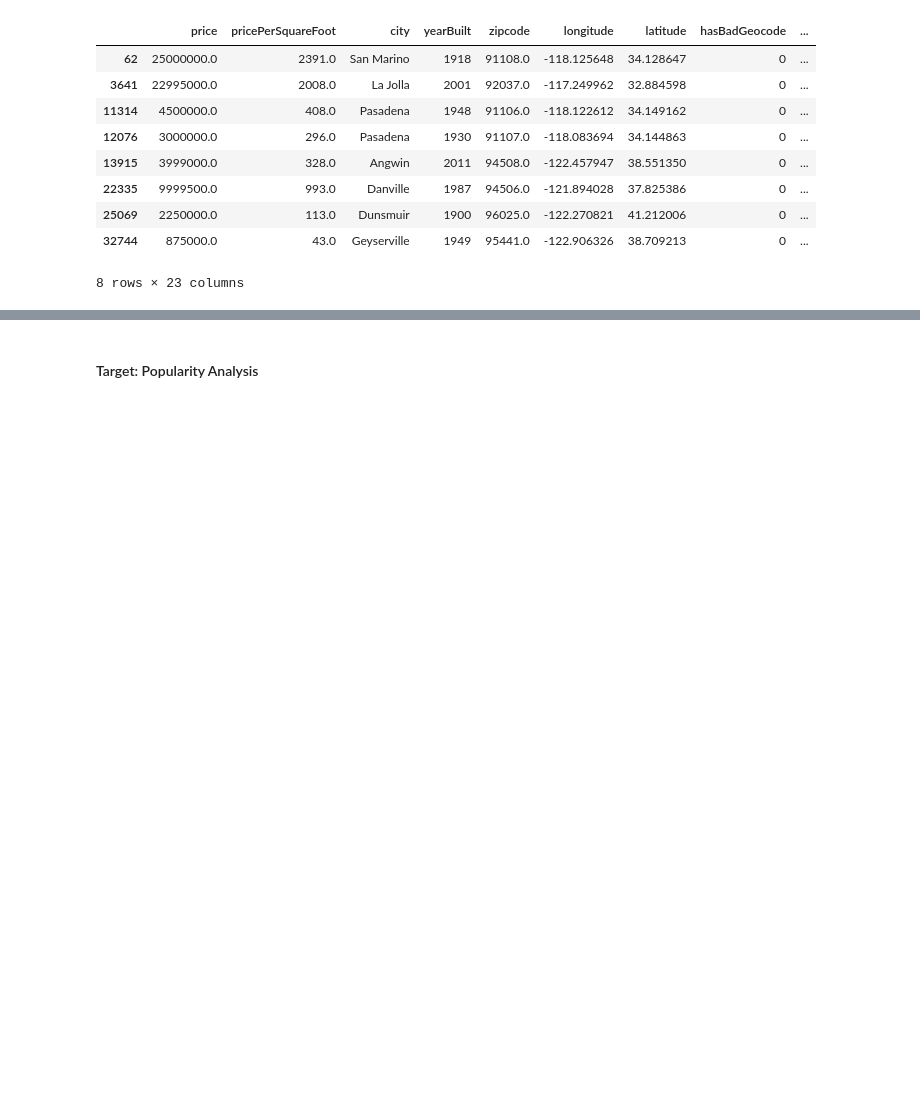
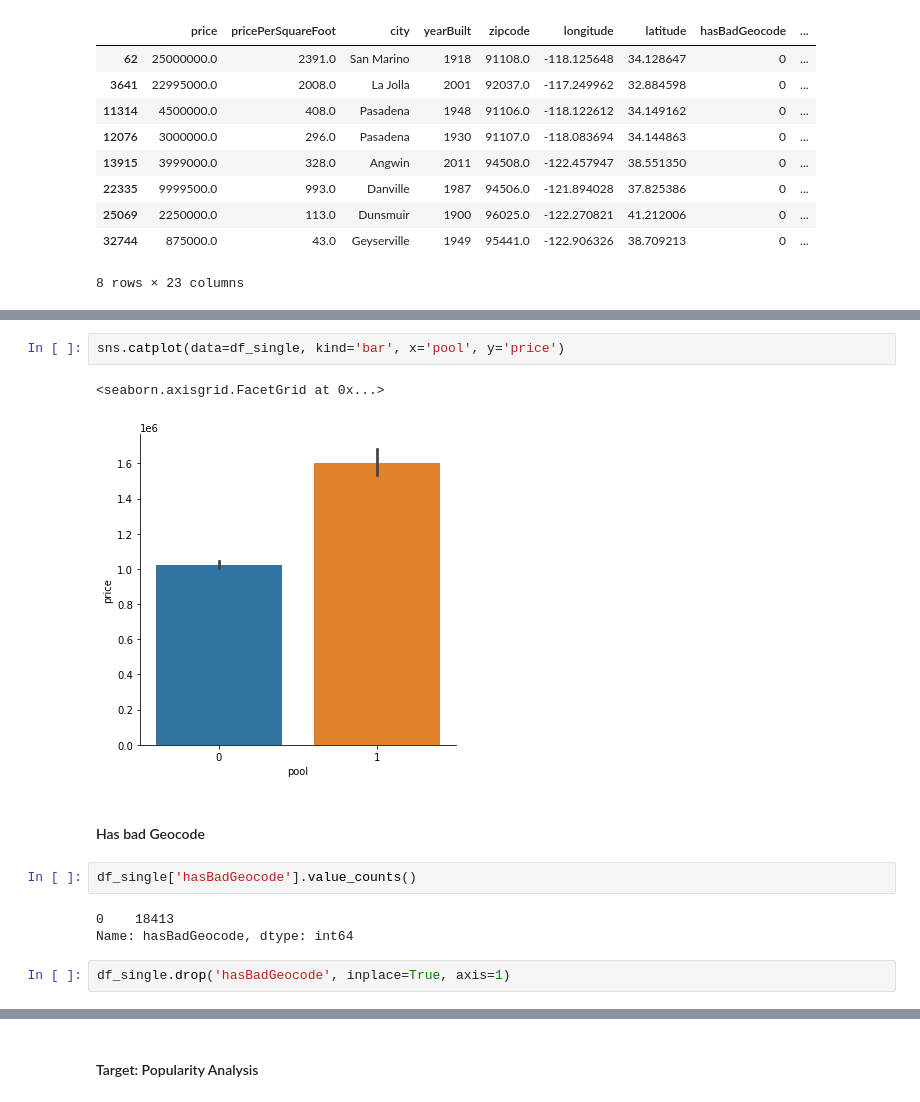
Before and after one commit to erin-vu/real_estate, a Jupyter notebook: Real Estate Analysis.ipynb, the cells around one changed output, grey strips where cells are left out. Saved outputs shown, nothing was run; the diff lists cells and outputs as text; blank space fills up the shorter version.

```diff
--- a/Real Estate Analysis.ipynb
+++ b/Real Estate Analysis.ipynb
@@ -606,0 +627,14 @@ df_single[df_single['livingArea'] > 10000]
+# %%
+sns.catplot(data=df_single, kind='bar', x='pool', y='price')
+# %% [output]
+<seaborn.axisgrid.FacetGrid at 0x...>
+[figure, added]
+# %% [markdown]
+#### Has bad Geocode
+# %%
+df_single['hasBadGeocode'].value_counts()
+# %% [output]
+0    18413
+Name: hasBadGeocode, dtype: int64
+# %%
+df_single.drop('hasBadGeocode', inplace=True, axis=1)
```
Also changed, not shown: parts of 20 cells of this notebook.
